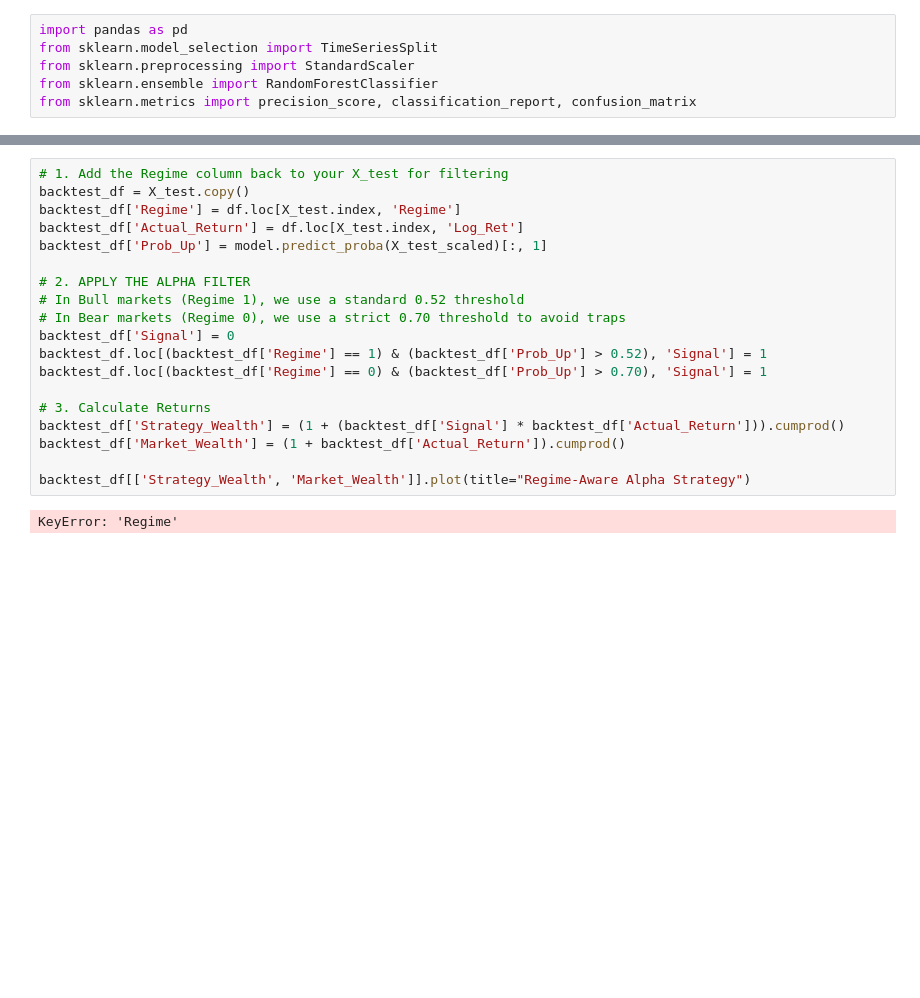
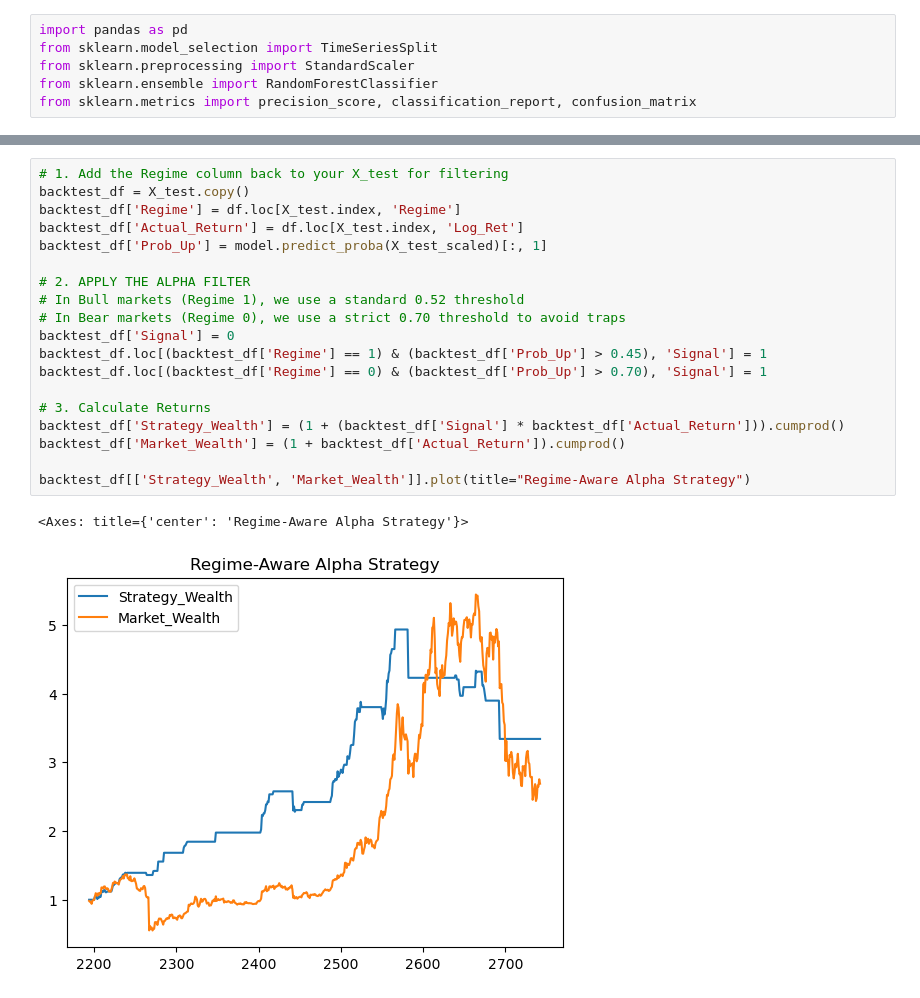
Before and after one commit to LouSens/BTC-trend-prediction, a Jupyter notebook: notebooks/04_Model_Training.ipynb, the cells around one changed output, grey strips where cells are left out. Saved outputs shown, nothing was run; the diff lists cells and outputs as text; blank space fills up the shorter version.

```diff
--- a/notebooks/04_Model_Training.ipynb
+++ b/notebooks/04_Model_Training.ipynb
@@ -129,21 +129,22 @@ backtest_df[['Strategy_Wealth', 'Market_Wealth']].plot()
 # %%
 # 1. Add the Regime column back to your X_test for filtering
 backtest_df = X_test.copy()
 backtest_df['Regime'] = df.loc[X_test.index, 'Regime']
 backtest_df['Actual_Return'] = df.loc[X_test.index, 'Log_Ret']
 backtest_df['Prob_Up'] = model.predict_proba(X_test_scaled)[:, 1]
 
 # 2. APPLY THE ALPHA FILTER
 # In Bull markets (Regime 1), we use a standard 0.52 threshold
 # In Bear markets (Regime 0), we use a strict 0.70 threshold to avoid traps
 backtest_df['Signal'] = 0
-backtest_df.loc[(backtest_df['Regime'] == 1) & (backtest_df['Prob_Up'] > 0.52), 'Signal'] = 1
+backtest_df.loc[(backtest_df['Regime'] == 1) & (backtest_df['Prob_Up'] > 0.45), 'Signal'] = 1
 backtest_df.loc[(backtest_df['Regime'] == 0) & (backtest_df['Prob_Up'] > 0.70), 'Signal'] = 1
 
 # 3. Calculate Returns
 backtest_df['Strategy_Wealth'] = (1 + (backtest_df['Signal'] * backtest_df['Actual_Return'])).cumprod()
 backtest_df['Market_Wealth'] = (1 + backtest_df['Actual_Return']).cumprod()
 
 backtest_df[['Strategy_Wealth', 'Market_Wealth']].plot(title="Regime-Aware Alpha Strategy")
 # %% [output]
-KeyError: 'Regime'
+<Axes: title={'center': 'Regime-Aware Alpha Strategy'}>
+[figure, added]
```
Also changed, not shown: parts of 5 cells of this notebook, 1 other file.
